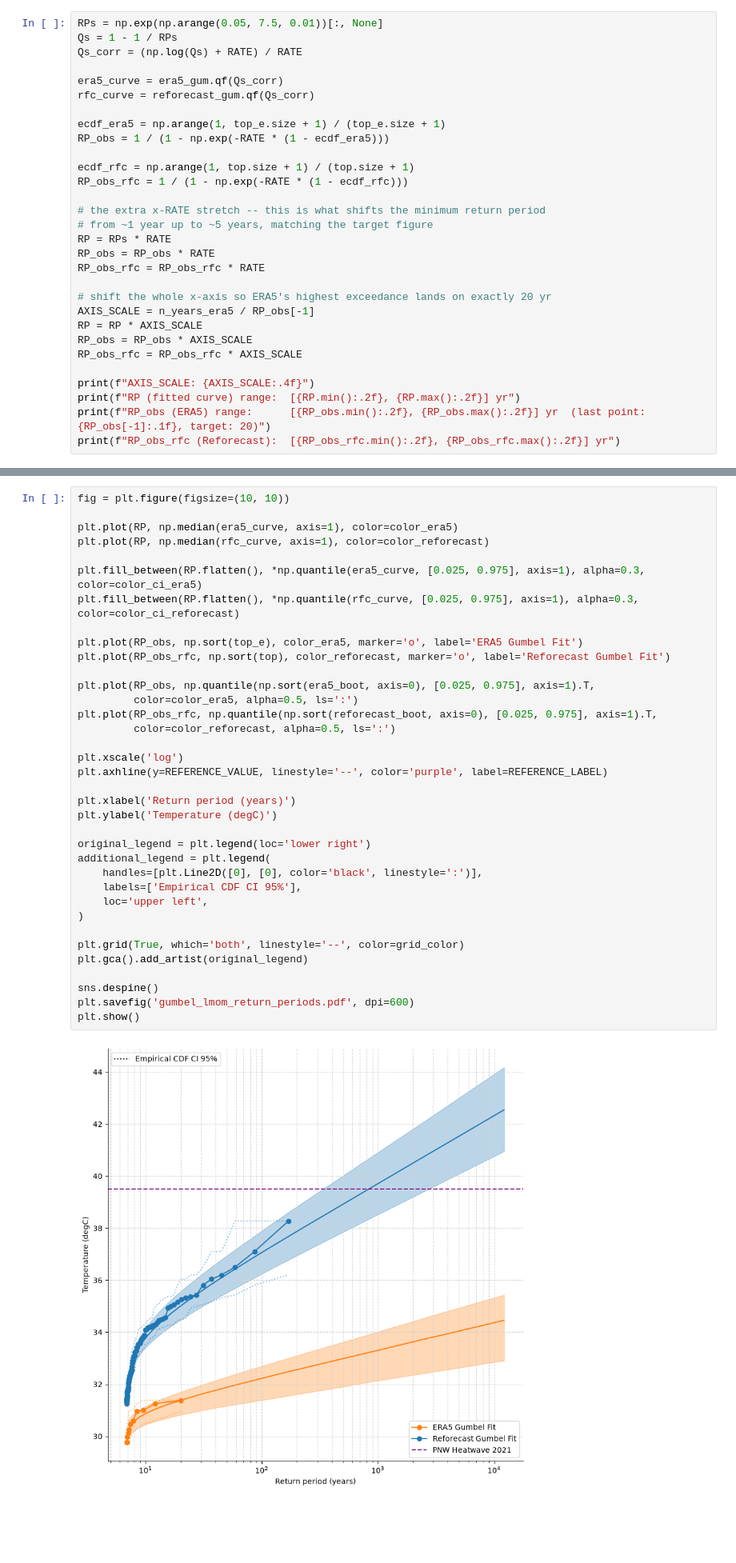
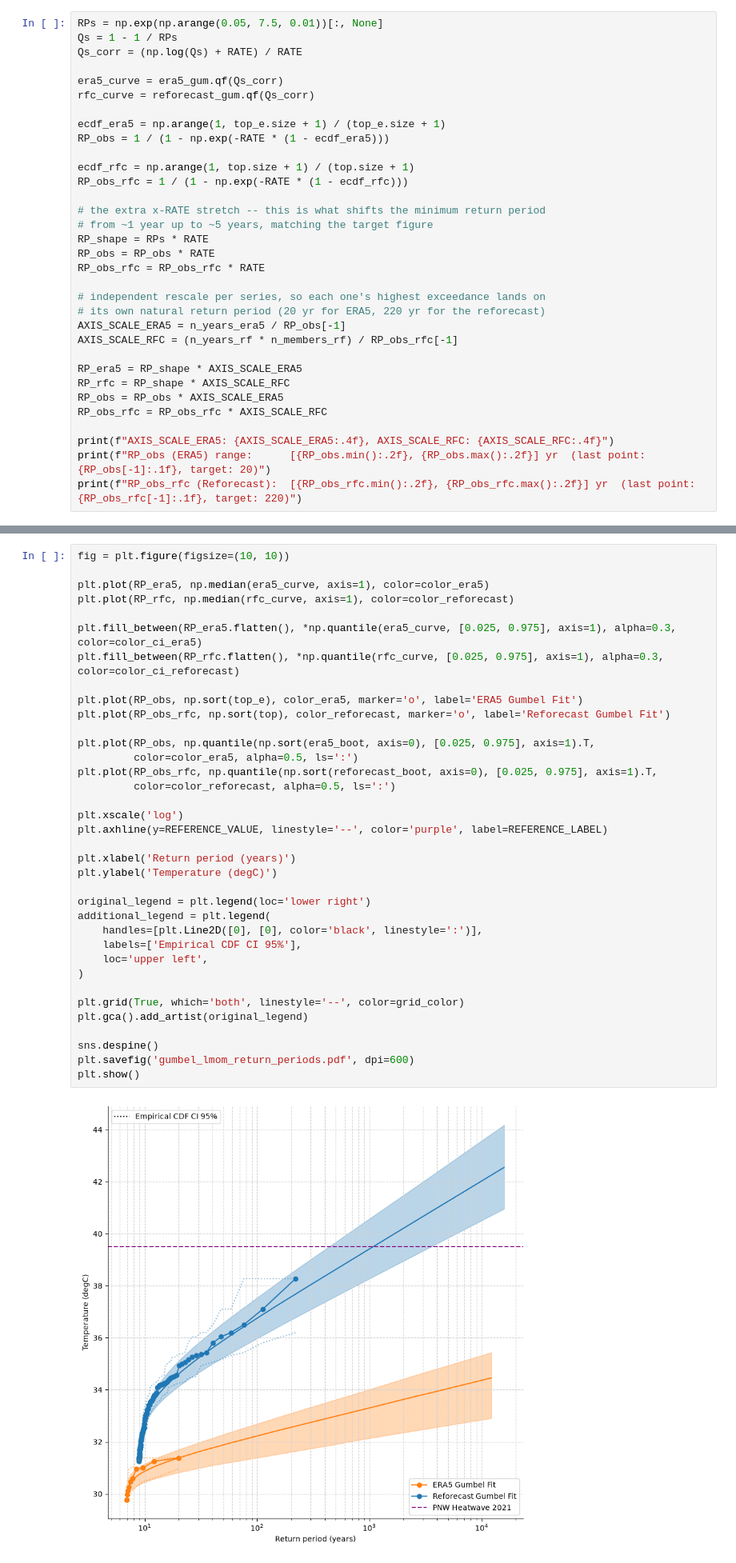
Before and after one commit to Olivash/DPHIL_extreme-weather-analysis, a Jupyter notebook: Gumbel_LMom_return_periods.ipynb, the cells around one changed output, grey strips where cells are left out. Shown at 80% size. Drawn from its saved outputs; the diff is of its cells as text; blank space fills up the shorter version.

```diff
--- a/Gumbel_LMom_return_periods.ipynb
+++ b/Gumbel_LMom_return_periods.ipynb
@@ -197,18 +199,21 @@ RP_obs_rfc = 1 / (1 - np.exp(-RATE * (1 - ecdf_rfc)))
 
 # the extra x-RATE stretch -- this is what shifts the minimum return period
 # from ~1 year up to ~5 years, matching the target figure
-RP = RPs * RATE
+RP_shape = RPs * RATE
 RP_obs = RP_obs * RATE
 RP_obs_rfc = RP_obs_rfc * RATE
 
-# shift the whole x-axis so ERA5's highest exceedance lands on exactly 20 yr
-AXIS_SCALE = n_years_era5 / RP_obs[-1]
-RP = RP * AXIS_SCALE
-RP_obs = RP_obs * AXIS_SCALE
-RP_obs_rfc = RP_obs_rfc * AXIS_SCALE
+# independent rescale per series, so each one's highest exceedance lands on
+# its own natural return period (20 yr for ERA5, 220 yr for the reforecast)
+AXIS_SCALE_ERA5 = n_years_era5 / RP_obs[-1]
+AXIS_SCALE_RFC = (n_years_rf * n_members_rf) / RP_obs_rfc[-1]
 
-print(f"AXIS_SCALE: {AXIS_SCALE:.4f}")
-print(f"RP (fitted curve) range:  [{RP.min():.2f}, {RP.max():.2f}] yr")
+RP_era5 = RP_shape * AXIS_SCALE_ERA5
+RP_rfc = RP_shape * AXIS_SCALE_RFC
+RP_obs = RP_obs * AXIS_SCALE_ERA5
+RP_obs_rfc = RP_obs_rfc * AXIS_SCALE_RFC
+
+print(f"AXIS_SCALE_ERA5: {AXIS_SCALE_ERA5:.4f}, AXIS_SCALE_RFC: {AXIS_SCALE_RFC:.4f}")
 print(f"RP_obs (ERA5) range:      [{RP_obs.min():.2f}, {RP_obs.max():.2f}] yr  (last point: {RP_obs[-1]:.1f}, target: 20)")
-print(f"RP_obs_rfc (Reforecast):  [{RP_obs_rfc.min():.2f}, {RP_obs_rfc.max():.2f}] yr")
+print(f"RP_obs_rfc (Reforecast):  [{RP_obs_rfc.min():.2f}, {RP_obs_rfc.max():.2f}] yr  (last point: {RP_obs_rfc[-1]:.1f}, target: 220)")
 # %% [output]
@@ -221,41 +225,41 @@ RP_obs_rfc (Reforecast):  [6.86, 169.72] yr
 # %%
 fig = plt.figure(figsize=(10, 10))
 
-plt.plot(RP, np.median(era5_curve, axis=1), color=color_era5)
-plt.plot(RP, np.median(rfc_curve, axis=1), color=color_reforecast)
+plt.plot(RP_era5, np.median(era5_curve, axis=1), color=color_era5)
+plt.plot(RP_rfc, np.median(rfc_curve, axis=1), color=color_reforecast)
 
-plt.fill_between(RP.flatten(), *np.quantile(era5_curve, [0.025, 0.975], axis=1), alpha=0.3, color=color_ci_era5)
-plt.fill_between(RP.flatten(), *np.quantile(rfc_curve, [0.025, 0.975], axis=1), alpha=0.3, color=color_ci_reforecast)
+plt.fill_between(RP_era5.flatten(), *np.quantile(era5_curve, [0.025, 0.975], axis=1), alpha=0.3, color=color_ci_era5)
+plt.fill_between(RP_rfc.flatten(), *np.quantile(rfc_curve, [0.025, 0.975], axis=1), alpha=0.3, color=color_ci_reforecast)
 
 plt.plot(RP_obs, np.sort(top_e), color_era5, marker='o', label='ERA5 Gumbel Fit')
 plt.plot(RP_obs_rfc, np.sort(top), color_reforecast, marker='o', label='Reforecast Gumbel Fit')
 
 plt.plot(RP_obs, np.quantile(np.sort(era5_boot, axis=0), [0.025, 0.975], axis=1).T,
          color=color_era5, alpha=0.5, ls=':')
 plt.plot(RP_obs_rfc, np.quantile(np.sort(reforecast_boot, axis=0), [0.025, 0.975], axis=1).T,
          color=color_reforecast, alpha=0.5, ls=':')
 
 plt.xscale('log')
 plt.axhline(y=REFERENCE_VALUE, linestyle='--', color='purple', label=REFERENCE_LABEL)
 
 plt.xlabel('Return period (years)')
 plt.ylabel('Temperature (degC)')
 
 original_legend = plt.legend(loc='lower right')
 additional_legend = plt.legend(
     handles=[plt.Line2D([0], [0], color='black', linestyle=':')],
     labels=['Empirical CDF CI 95%'],
     loc='upper left',
 )
 
 plt.grid(True, which='both', linestyle='--', color=grid_color)
 plt.gca().add_artist(original_legend)
 
 sns.despine()
 plt.savefig('gumbel_lmom_return_periods.pdf', dpi=600)
 plt.show()
 # %% [output]
-[figure, old version]
+[figure, new version]
 # %% [markdown]
 ## Notes / known limitations vs. the exact original PDF
 
```
Also changed, not shown: parts of 3 cells of this notebook.
